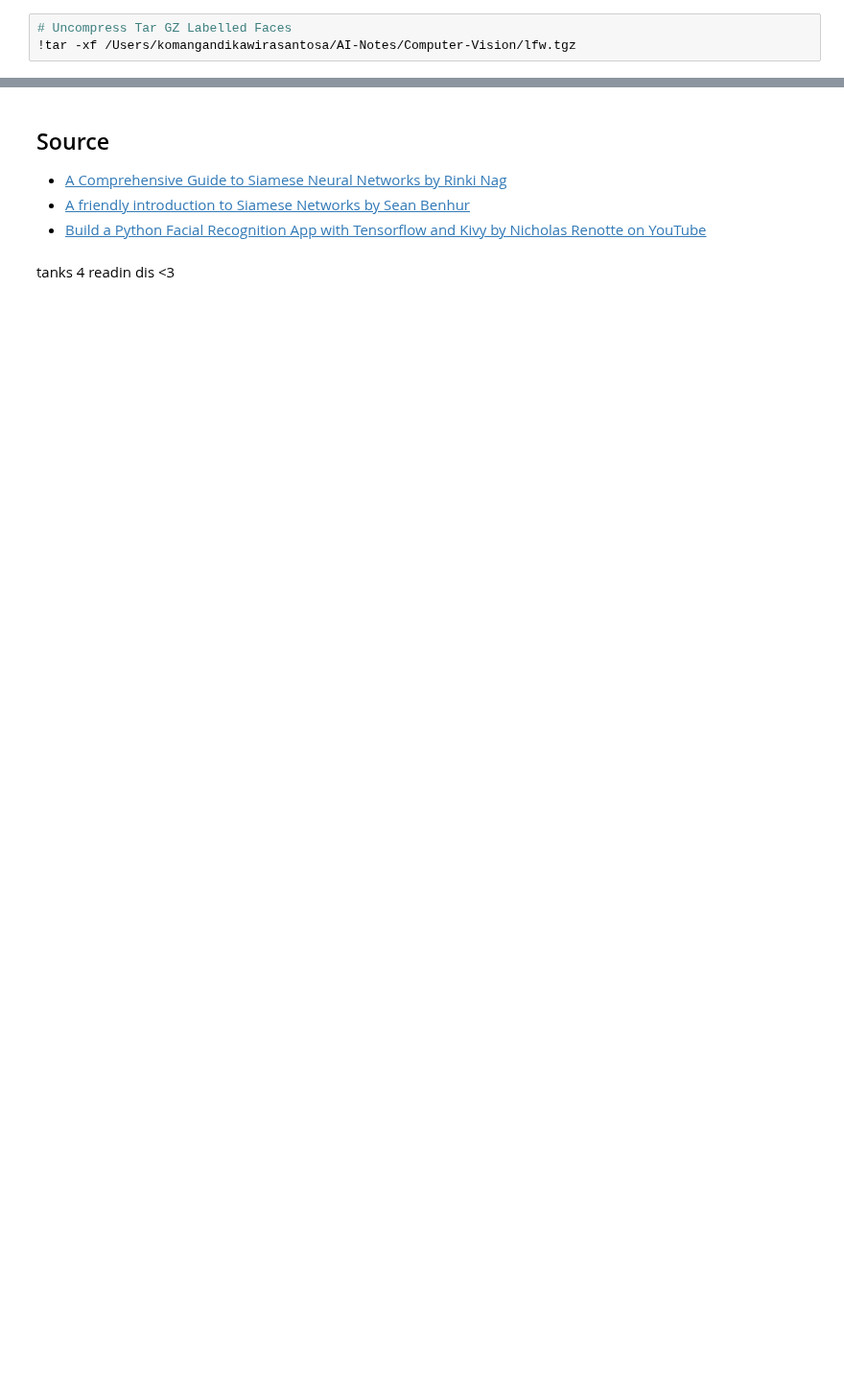
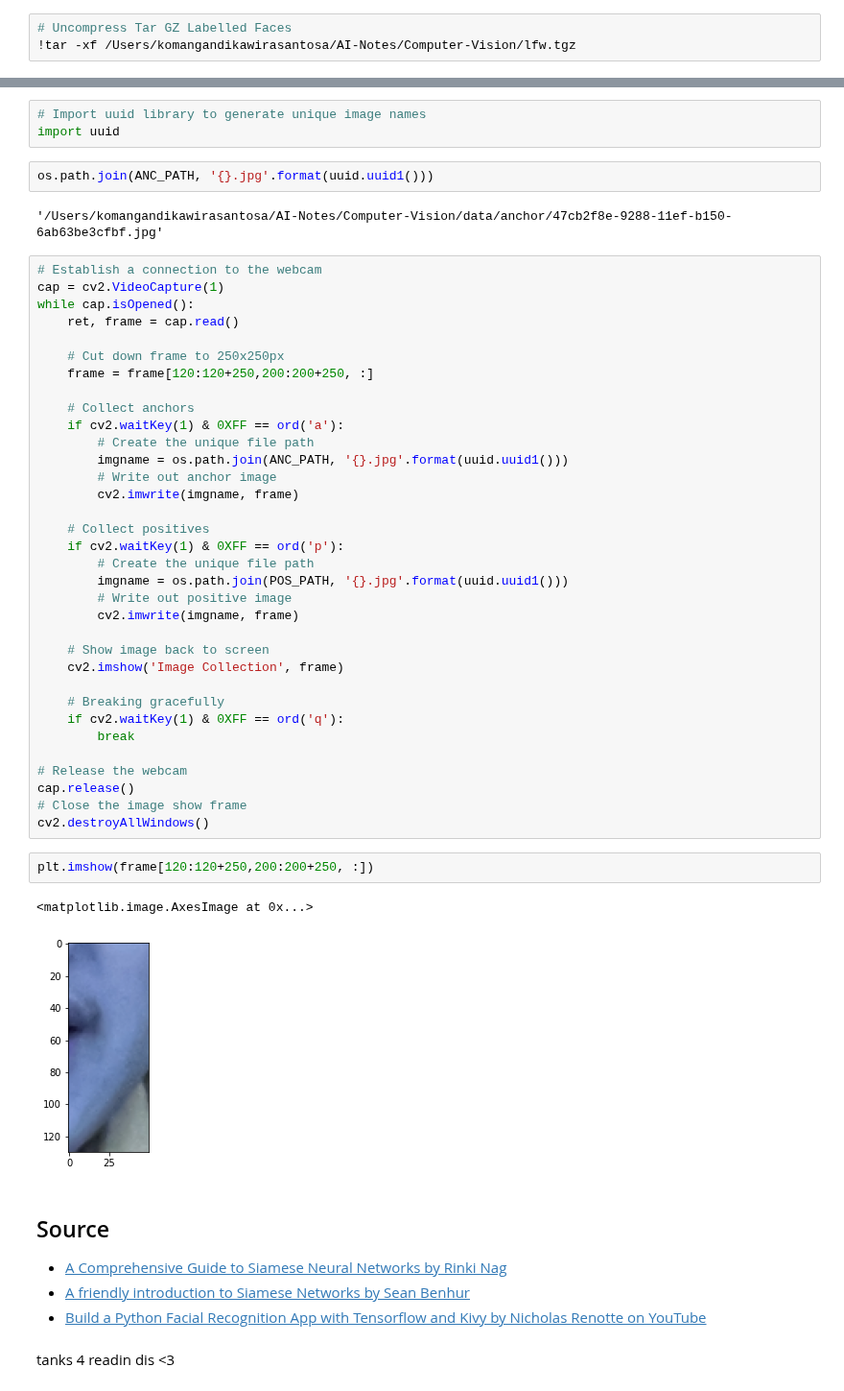
Before and after one commit to KomangAndika/AI-Notes, a Jupyter notebook: Computer-Vision/Siamese-Network.ipynb, the cells around one changed output, grey strips where cells are left out. Shown at 96% size. Drawn from its saved outputs; the diff is of its cells as text; blank space fills up the shorter version.

Commit message:
collecting-images

```diff
--- a/Computer-Vision/Siamese-Network.ipynb
+++ b/Computer-Vision/Siamese-Network.ipynb
@@ -94,3 +121,49 @@ os.makedirs(ANC_PATH, exist_ok=True)
+# %%
+# Import uuid library to generate unique image names
+import uuid
+# %%
+os.path.join(ANC_PATH, '{}.jpg'.format(uuid.uuid1()))
+# %% [output]
+'/Users/komangandikawirasantosa/AI-Notes/Computer-Vision/data/anchor/47cb2f8e-9288-11ef-b150-6ab63be3cfbf.jpg'
+# %%
+# Establish a connection to the webcam
+cap = cv2.VideoCapture(1)
+while cap.isOpened():
+    ret, frame = cap.read()
+
+    # Cut down frame to 250x250px
+    frame = frame[120:120+250,200:200+250, :]
+
+    # Collect anchors
+    if cv2.waitKey(1) & 0XFF == ord('a'):
+        # Create the unique file path
+        imgname = os.path.join(ANC_PATH, '{}.jpg'.format(uuid.uuid1()))
+        # Write out anchor image
+        cv2.imwrite(imgname, frame)
+
+    # Collect positives
+    if cv2.waitKey(1) & 0XFF == ord('p'):
+        # Create the unique file path
+        imgname = os.path.join(POS_PATH, '{}.jpg'.format(uuid.uuid1()))
+        # Write out positive image
+        cv2.imwrite(imgname, frame)
+
+    # Show image back to screen
+    cv2.imshow('Image Collection', frame)
+
+    # Breaking gracefully
+    if cv2.waitKey(1) & 0XFF == ord('q'):
+        break
+
+# Release the webcam
+cap.release()
+# Close the image show frame
+cv2.destroyAllWindows()
+# %%
+plt.imshow(frame[120:120+250,200:200+250, :])
+# %% [output]
+<matplotlib.image.AxesImage at 0x...>
+[figure, added]
 # %% [markdown]
 ## Source
 - [A Comprehensive Guide to Siamese Neural Networks by Rinki Nag](https://medium.com/@rinkinag24/a-comprehensive-guide-to-siamese-neural-networks-3358658c0513)
```
Also changed, not shown: parts of 4 cells of this notebook, 2 other files.
